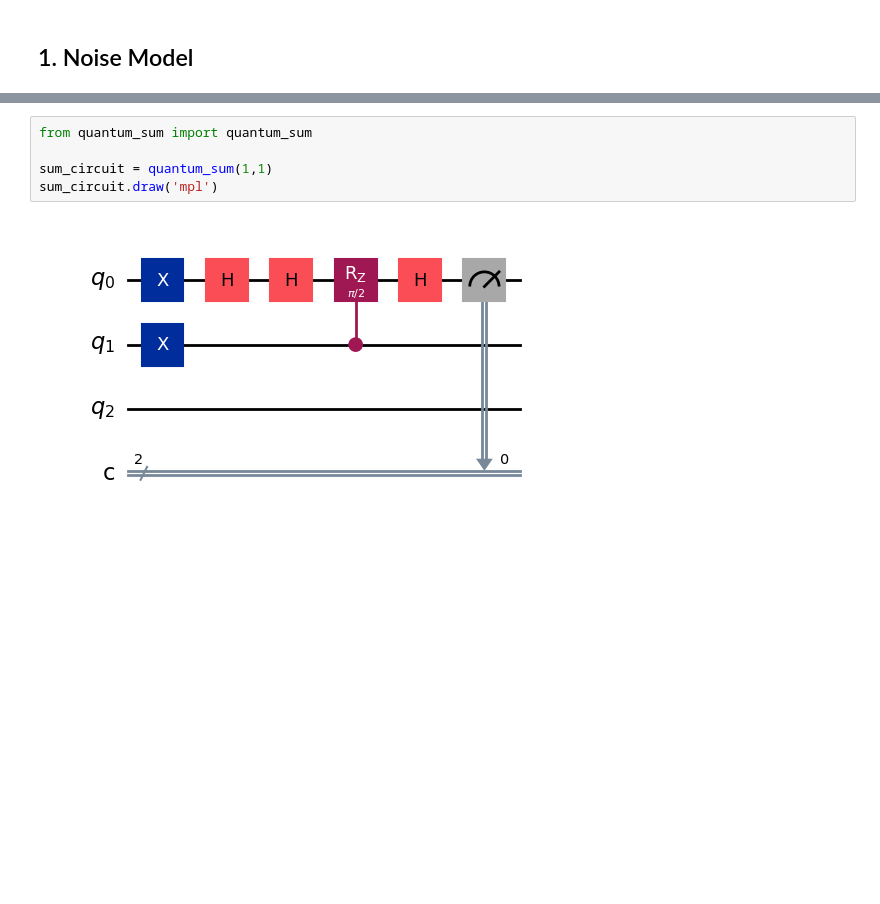
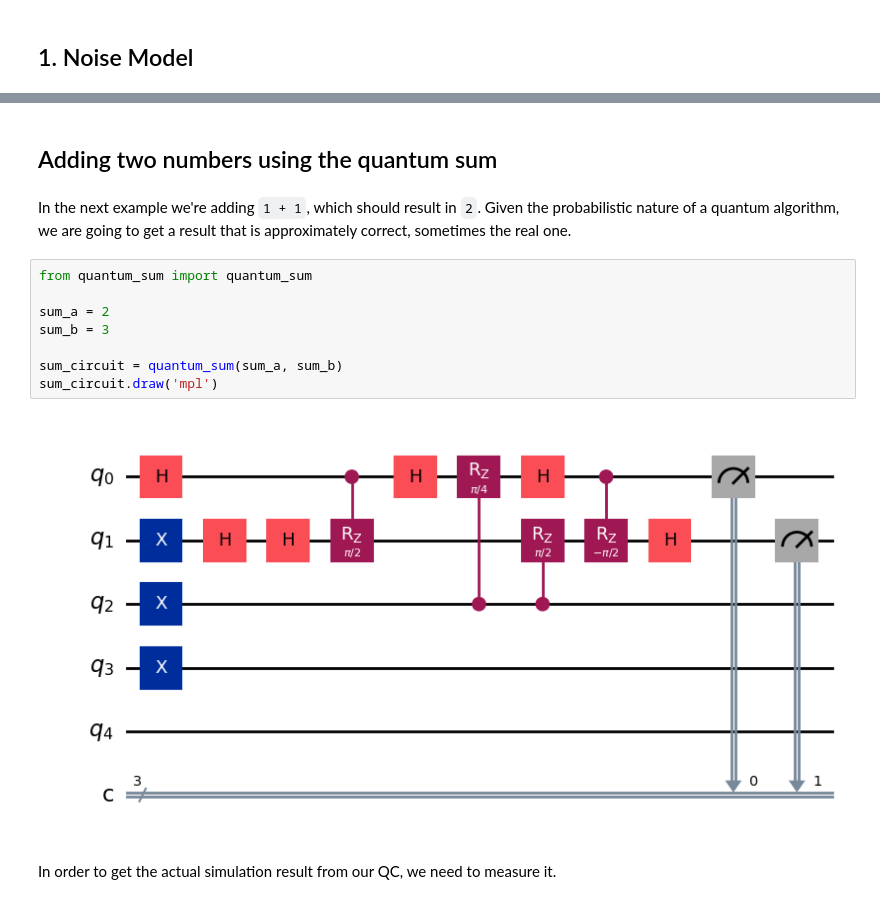
Before and after one commit to joanca/qosf-noise, a Jupyter notebook: noise.ipynb, the cells around one changed output, grey strips where cells are left out. Cells and saved outputs as stored; diff of their text form; blank space fills up the shorter version.

```diff
--- a/noise.ipynb
+++ b/noise.ipynb
@@ -42,7 +100,16 @@ basis_circuit.draw('mpl')
+# %% [markdown]
+## Adding two numbers using the quantum sum
+# %% [markdown]
+In the next example we're adding `1 + 1`, which should result in `2`. Given the probabilistic nature of a quantum algorithm, we are going to get a result that is approximately correct, sometimes the real one.
 # %%
 from quantum_sum import quantum_sum
 
-sum_circuit = quantum_sum(1,1)
+sum_a = 2
+sum_b = 3
+
+sum_circuit = quantum_sum(sum_a, sum_b)
 sum_circuit.draw('mpl')
 # %% [output]
-[figure, old version]
+[figure, new version]
+# %% [markdown]
+In order to get the actual simulation result from our QC, we need to measure it.
```
Also changed, not shown: parts of 24 cells of this notebook, 2 other files.
